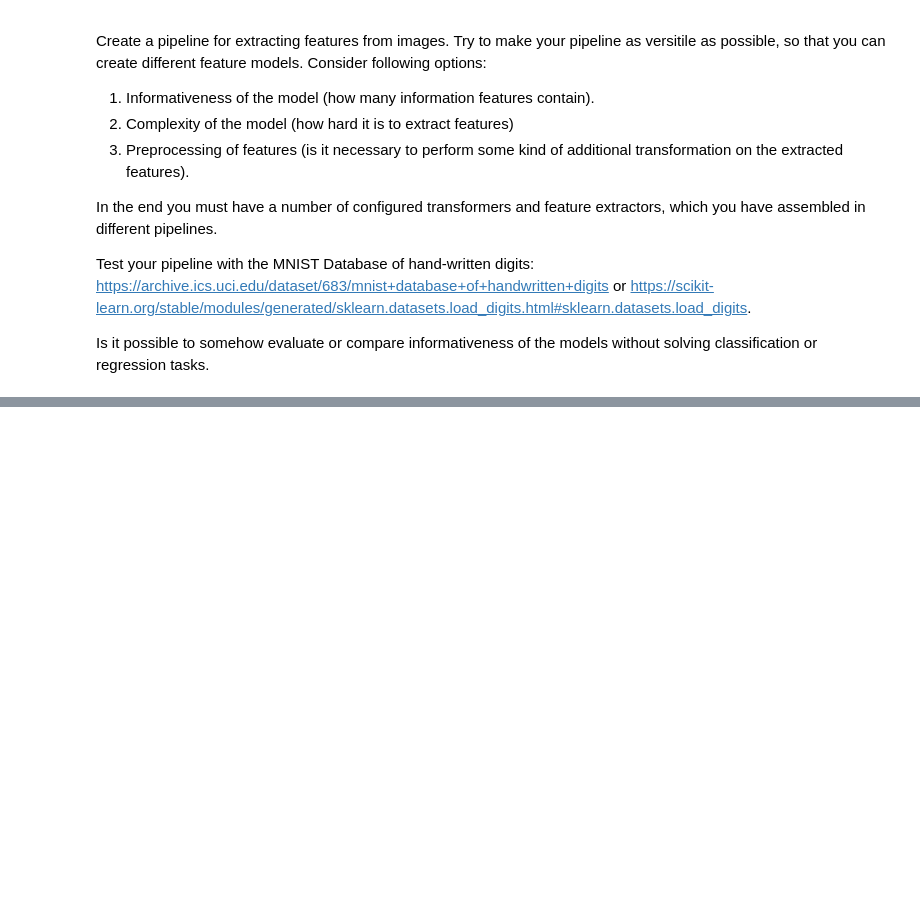
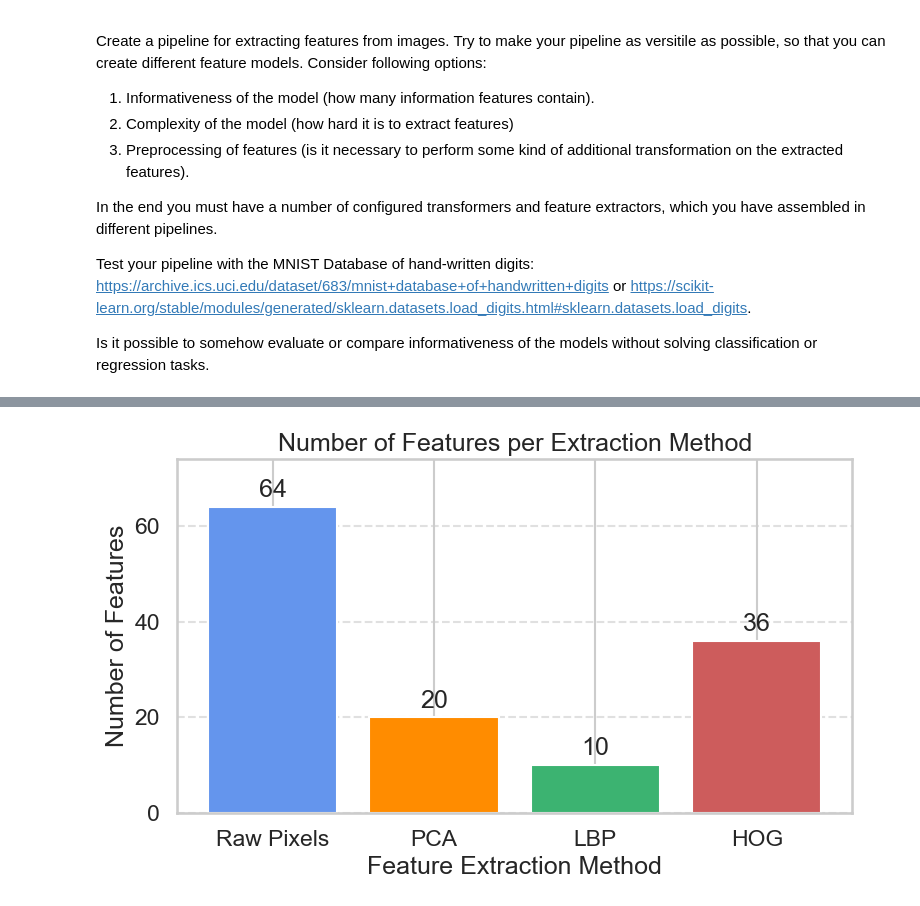
Before and after one commit to tsirleo/PythonDataAnalysis, a Jupyter notebook: Session_08/HW 8 - Preprocessing.ipynb, the cells around one changed output, grey strips where cells are left out. Cells and saved outputs as stored; diff of their text form; code cells hidden in the pictures; blank space fills up the shorter version.

```diff
--- a/Session_08/HW 8 - Preprocessing.ipynb
+++ b/Session_08/HW 8 - Preprocessing.ipynb
@@ -20,0 +430,24 @@ Is it possible to somehow evaluate or compare informativeness of the models with
+# %%
+feature_shapes = {
+    "Raw Pixels": X_raw.shape[1],
+    "PCA": X_pca.shape[1],
+    "LBP": X_lbp.shape[1],
+    "HOG": X_hog.shape[1],
+}
+
+plt.figure(figsize=(8, 5))
+bars = plt.bar(feature_shapes.keys(), feature_shapes.values(), color=['cornflowerblue', 'darkorange', 'mediumseagreen', 'indianred'])
+
+for bar in bars:
+    yval = bar.get_height()
+    plt.text(bar.get_x() + bar.get_width()/2.0, yval + 1, yval, ha='center', va='bottom')
+
+plt.title('Number of Features per Extraction Method')
+plt.xlabel('Feature Extraction Method')
+plt.ylabel('Number of Features')
+plt.ylim(0, max(feature_shapes.values()) + 10)
+plt.grid(axis='y', linestyle='--', alpha=0.6)
+plt.tight_layout()
+plt.show()
+# %% [output]
+[figure, added]
```
Also changed, not shown: parts of 20 cells of this notebook.
